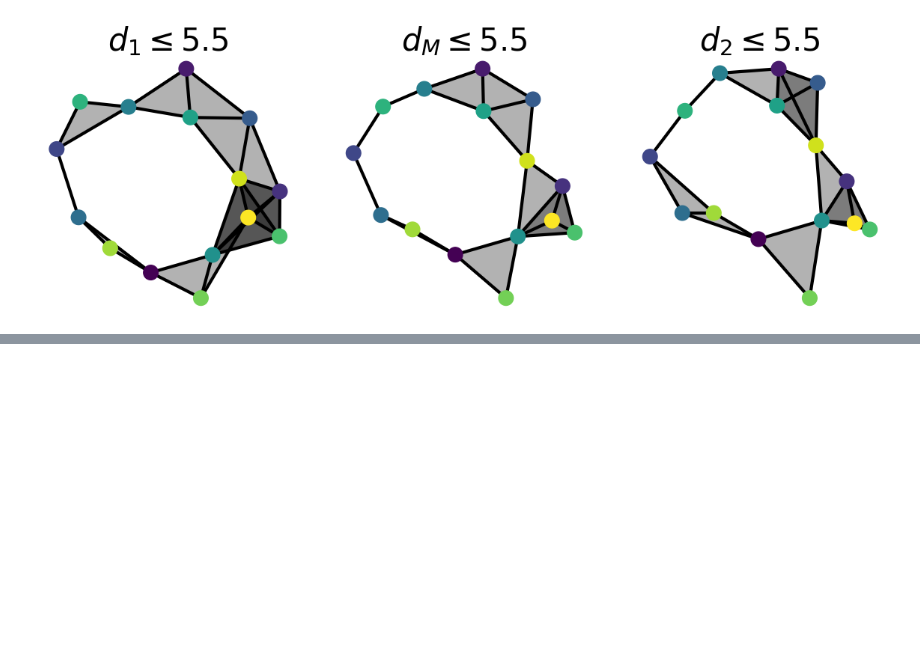
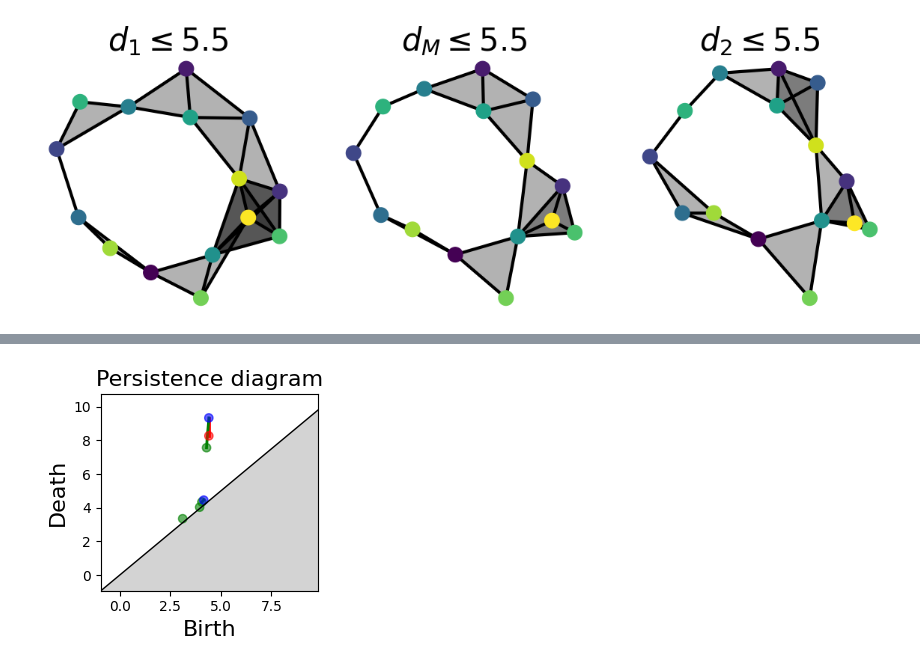
Before and after one commit to Cimagroup/IBloFunMatch, a Jupyter notebook: Notebooks/Fleet_Behavior.ipynb, the cells around one changed output, grey strips where cells are left out. Saved outputs shown, nothing was run; the diff lists cells and outputs as text; code cells hidden in the pictures; blank space fills up the shorter version.

```diff
--- a/Notebooks/Fleet_Behavior.ipynb
+++ b/Notebooks/Fleet_Behavior.ipynb
@@ -200,0 +310,19 @@ plt.savefig("VR_cpx_Middle.png")
+# %%
+# Plot
+colorlist = ["red", "green", "blue", "white"]
+fig, ax = plt.subplots(ncols=1, nrows=1, figsize=(3,3))
+gudhi.plot_persistence_diagram(persistence, axes=ax, colormap=colorlist)
+# Plot matchings
+for idx_output, output_match in enumerate([output_match_C1, output_match_C2]):
+    X_barcode = output_match["X_barcode"]
+    S_barcode = output_match["S_barcode"]
+    for idx, idx_match in enumerate(output_match["induced_matching"]):
+        if idx_match<0:
+            continue
+        edge = np.array([S_barcode[idx],X_barcode[idx_match]])
+        ax.plot(edge[:,0], edge[:,1], color=colorlist[idx_output], linewidth=2, zorder=0.5)
+ax.get_legend().set_visible(False)
+fig.tight_layout()
+plt.savefig("plots/Matchings_fleet_second.png")
+# %% [output]
+[figure, added]
```
Also changed, not shown: parts of 15 cells of this notebook, 3 other files.
